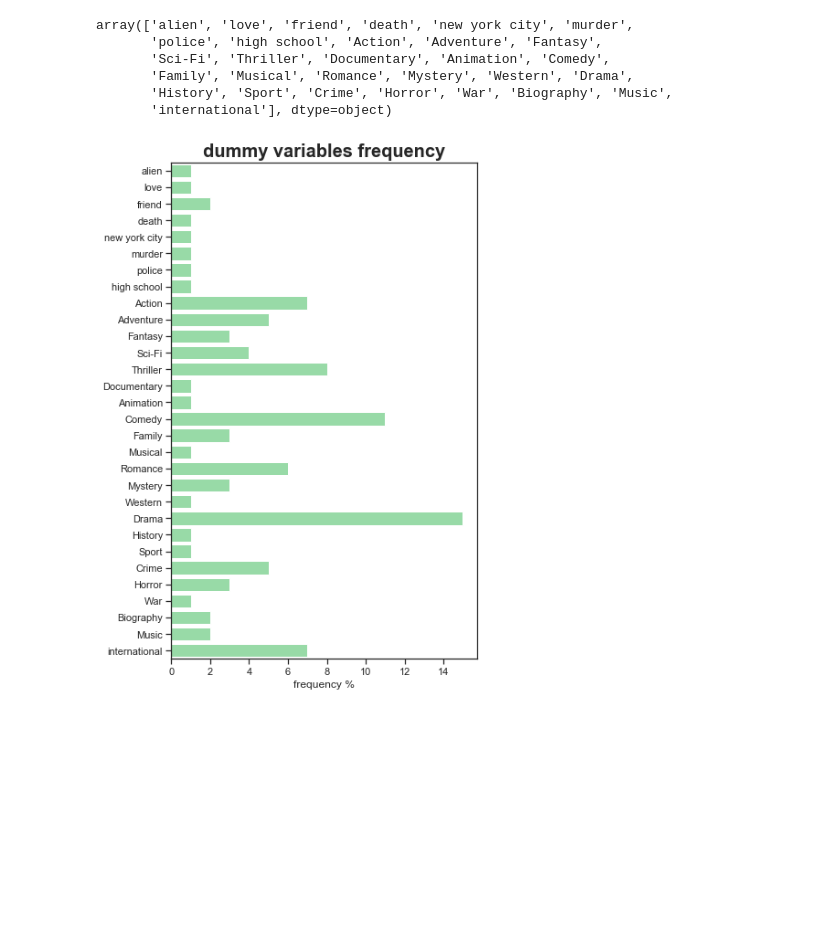
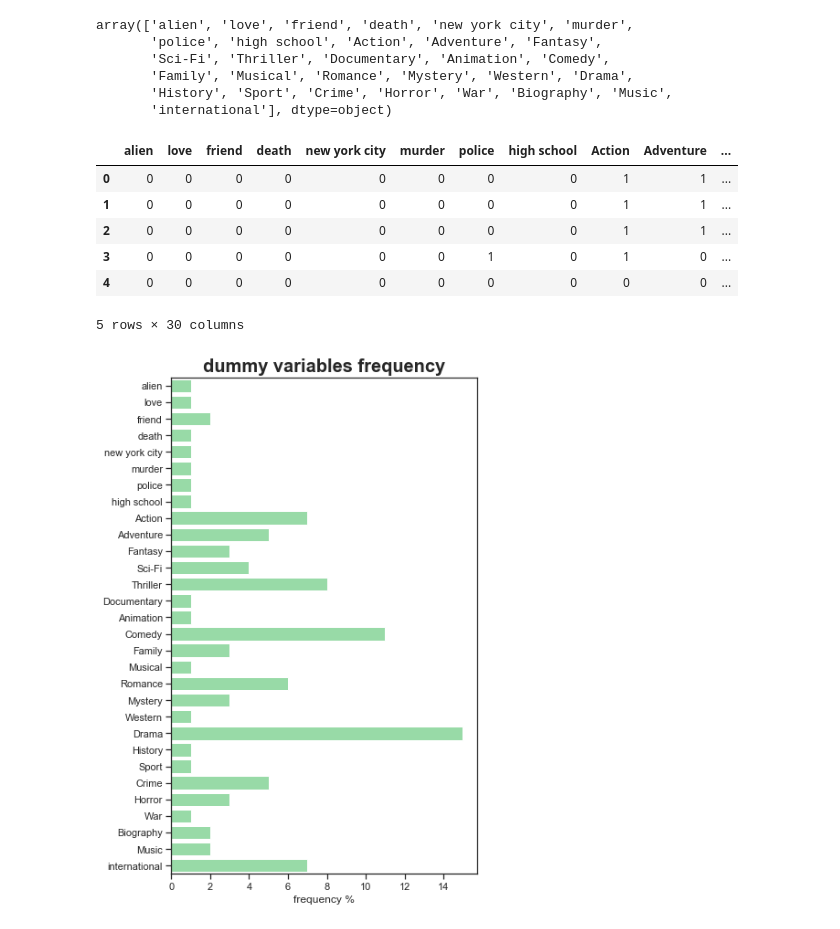
Before and after one commit to Umercia/movie_recommendation_engine, a Jupyter notebook: Exploration Notebook imdb.ipynb, the cells around one changed output. Drawn from its saved outputs; the diff is of its cells as text; code cells hidden in the pictures; blank space fills up the shorter version.

```diff
--- a/Exploration Notebook imdb.ipynb
+++ b/Exploration Notebook imdb.ipynb
@@ -348,6 +348,16 @@ array(['alien', 'love', 'friend', 'death', 'new york city', 'murder',
        'Family', 'Musical', 'Romance', 'Mystery', 'Western', 'Drama',
        'History', 'Sport', 'Crime', 'Horror', 'War', 'Biography', 'Music',
        'international'], dtype=object)
+# %%
+data[dummy].head(5)
+# %% [output]
+|  | alien | love | friend | death | new york city | murder | police | high school | Action | Adventure | ... |
+| 0 | 0 | 0 | 0 | 0 | 0 | 0 | 0 | 0 | 1 | 1 | ... |
+| 1 | 0 | 0 | 0 | 0 | 0 | 0 | 0 | 0 | 1 | 1 | ... |
+| 2 | 0 | 0 | 0 | 0 | 0 | 0 | 0 | 0 | 1 | 1 | ... |
+| 3 | 0 | 0 | 0 | 0 | 0 | 0 | 1 | 0 | 1 | 0 | ... |
+| 4 | 0 | 0 | 0 | 0 | 0 | 0 | 0 | 0 | 0 | 0 | ... |
+5 rows × 30 columns
 # %%
 # dummy var frequency
 x = data[dummy].sum()
```
Also changed, not shown: parts of 2 cells of this notebook, 1 other file.
